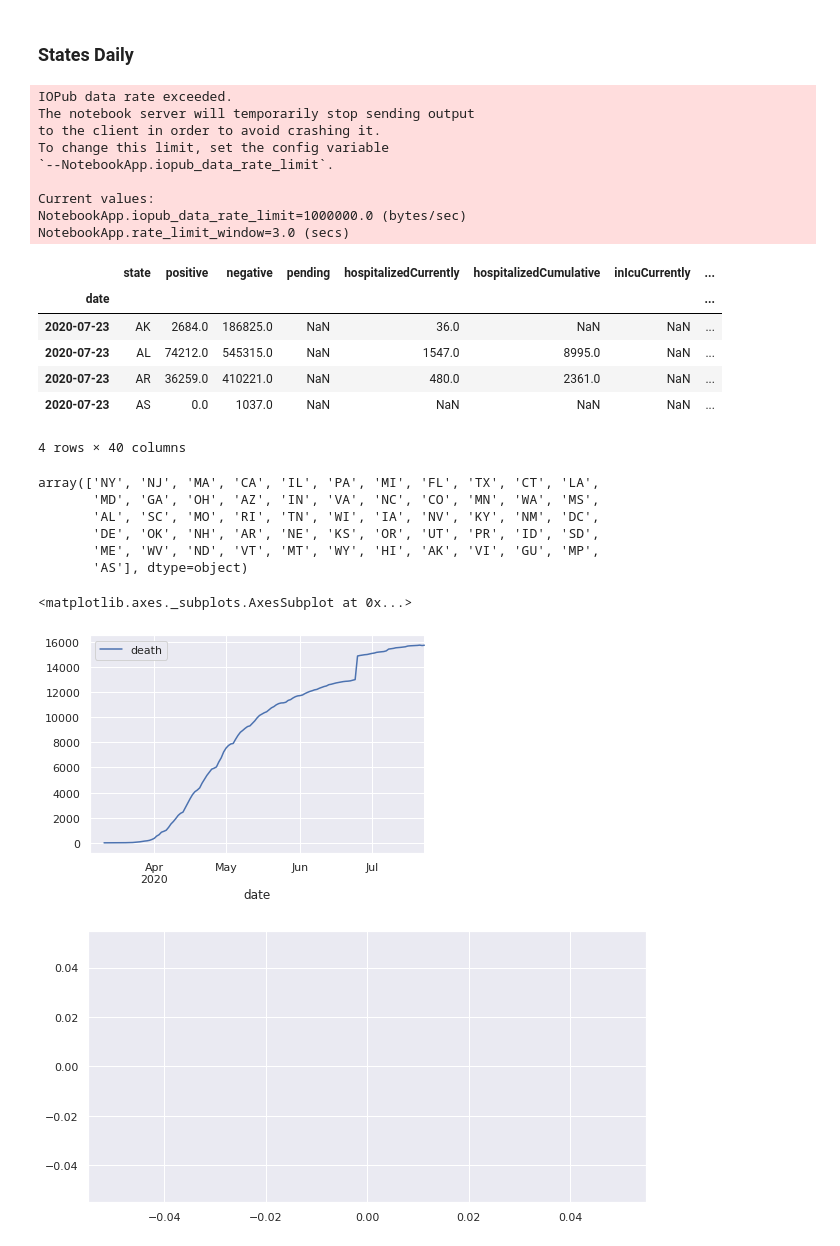
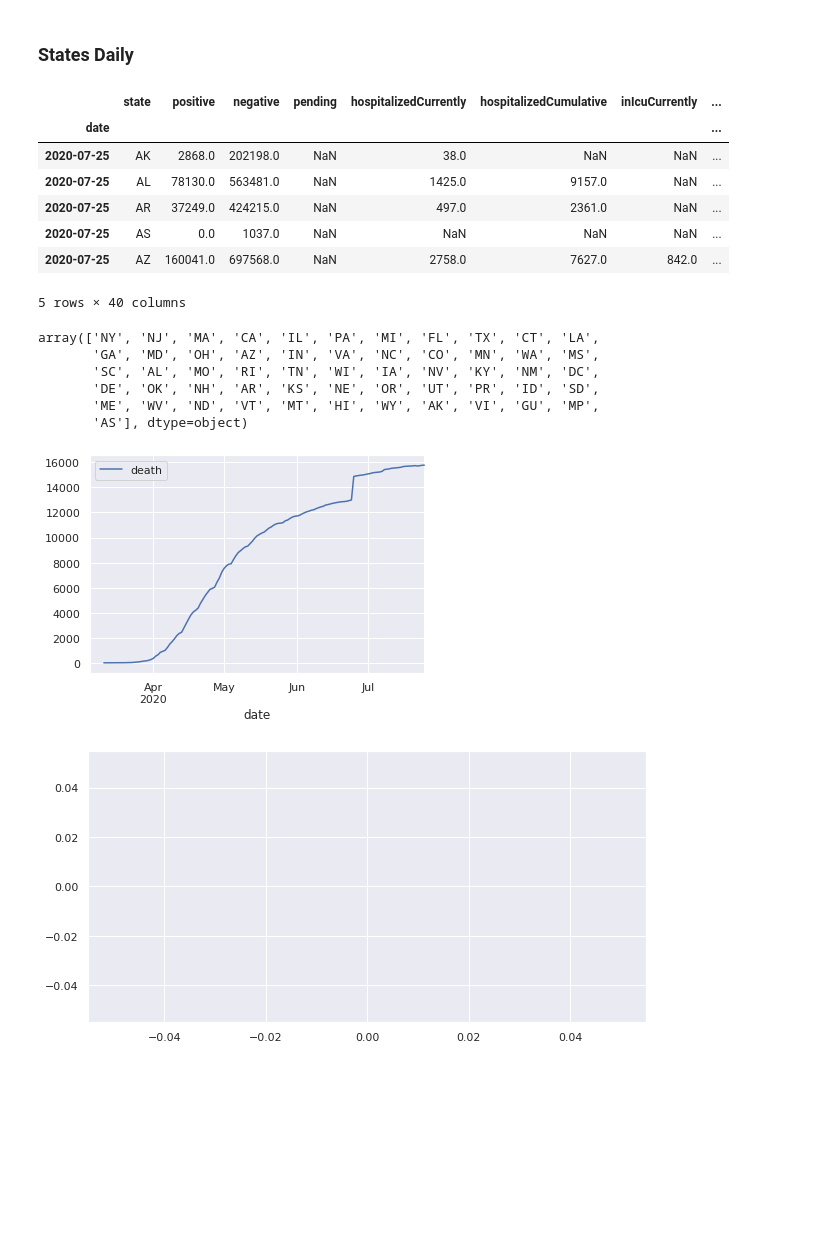
Before and after one commit to MGijon/BuildwithAI_Predictive_Algorithm, a Jupyter notebook: notebooks/data_exploration.ipynb, the cells around one changed output. Drawn from its saved outputs; the diff is of its cells as text; code cells hidden in the pictures; blank space fills up the shorter version.

Commit message:
Clean up notebooks 5

```diff
--- a/notebooks/data_exploration.ipynb
+++ b/notebooks/data_exploration.ipynb
@@ -17,13 +17,9 @@ warnings.filterwarnings('ignore')
 # %%
 url = "https://covidtracking.com/api/states"
 
-payload = {}
-headers= {}
+response = requests.request("GET", url, headers={}, data={})
 
-response_current = requests.request("GET", url, headers=headers, data = payload)
-#print(response_current.text.encode('utf8'))
-
-json_data = json.loads(response_current.text)
+json_data = json.loads(response.text)
 df = pd.DataFrame(json_data)
 df['date'] = pd.to_datetime(df['date'],format='%Y%m%d')
 df.set_index('date',inplace=True)
@@ -52,51 +58,37 @@ KeyboardInterrupt:
 # %% [markdown]
 ### States Daily
-# %%
-url = "https://covidtracking.com/api/states/daily"
-
-payload = {}
-headers= {}
-
-response_daily = requests.request("GET", url, headers=headers, data = payload)
-print(response_daily.text.encode('utf8'))
-# %% [output]
-IOPub data rate exceeded.
-The notebook server will temporarily stop sending output
-to the client in order to avoid crashing it.
-To change this limit, set the config variable
-`--NotebookApp.iopub_data_rate_limit`.
-
-Current values:
-NotebookApp.iopub_data_rate_limit=1000000.0 (bytes/sec)
-NotebookApp.rate_limit_window=3.0 (secs)
 # %%
-json_data = json.loads(response_daily.text)
+url = "https://covidtracking.com/api/states/daily"
+
+response = requests.request("GET", url, headers={}, data={})
+
+json_data = json.loads(response.text)
 df = pd.DataFrame(json_data)
 df['date'] = pd.to_datetime(df['date'],format='%Y%m%d')
 df.set_index('date',inplace=True)
-df.head(4)
+df.head()
 # %% [output]
 |  | state | positive | negative | pending | hospitalizedCurrently | hospitalizedCumulative | inIcuCurrently | ... |
 | date |  |  |  |  |  |  |  | ... |
-| 2020-07-23 | AK | 2684.0 | 186825.0 | NaN | 36.0 | NaN | NaN | ... |
-| 2020-07-23 | AL | 74212.0 | 545315.0 | NaN | 1547.0 | 8995.0 | NaN | ... |
-| 2020-07-23 | AR | 36259.0 | 410221.0 | NaN | 480.0 | 2361.0 | NaN | ... |
-| 2020-07-23 | AS | 0.0 | 1037.0 | NaN | NaN | NaN | NaN | ... |
+| 2020-07-25 | AK | 2868.0 | 202198.0 | NaN | 38.0 | NaN | NaN | ... |
+| 2020-07-25 | AL | 78130.0 | 563481.0 | NaN | 1425.0 | 9157.0 | NaN | ... |
+| 2020-07-25 | AR | 37249.0 | 424215.0 | NaN | 497.0 | 2361.0 | NaN | ... |
+| 2020-07-25 | AS | 0.0 | 1037.0 | NaN | NaN | NaN | NaN | ... |
+| 2020-07-25 | AZ | 160041.0 | 697568.0 | NaN | 2758.0 | 7627.0 | 842.0 | ... |
-4 rows × 40 columns
+5 rows × 40 columns
 # %%
 df.sort_values('death',ascending=False)[['state','death']]['state'].unique()
 # %% [output]
 array(['NY', 'NJ', 'MA', 'CA', 'IL', 'PA', 'MI', 'FL', 'TX', 'CT', 'LA',
-       'MD', 'GA', 'OH', 'AZ', 'IN', 'VA', 'NC', 'CO', 'MN', 'WA', 'MS',
-       'AL', 'SC', 'MO', 'RI', 'TN', 'WI', 'IA', 'NV', 'KY', 'NM', 'DC',
-       'DE', 'OK', 'NH', 'AR', 'NE', 'KS', 'OR', 'UT', 'PR', 'ID', 'SD',
-       'ME', 'WV', 'ND', 'VT', 'MT', 'WY', 'HI', 'AK', 'VI', 'GU', 'MP',
+       'GA', 'MD', 'OH', 'AZ', 'IN', 'VA', 'NC', 'CO', 'MN', 'WA', 'MS',
+       'SC', 'AL', 'MO', 'RI', 'TN', 'WI', 'IA', 'NV', 'KY', 'NM', 'DC',
+       'DE', 'OK', 'NH', 'AR', 'KS', 'NE', 'OR', 'UT', 'PR', 'ID', 'SD',
+       'ME', 'WV', 'ND', 'VT', 'MT', 'HI', 'WY', 'AK', 'VI', 'GU', 'MP',
        'AS'], dtype=object)
 # %%
-df.loc[df['state']=='NJ',['death']].plot()
+df.loc[df['state']=='NJ',['death']].plot();
 # %% [output]
-<matplotlib.axes._subplots.AxesSubplot at 0x...>
-[figure, old version]
+[figure, new version]
 # %%
 for col in df.columns:
     try:
```
Also changed, not shown: parts of 11 cells of this notebook, 1 other file.
